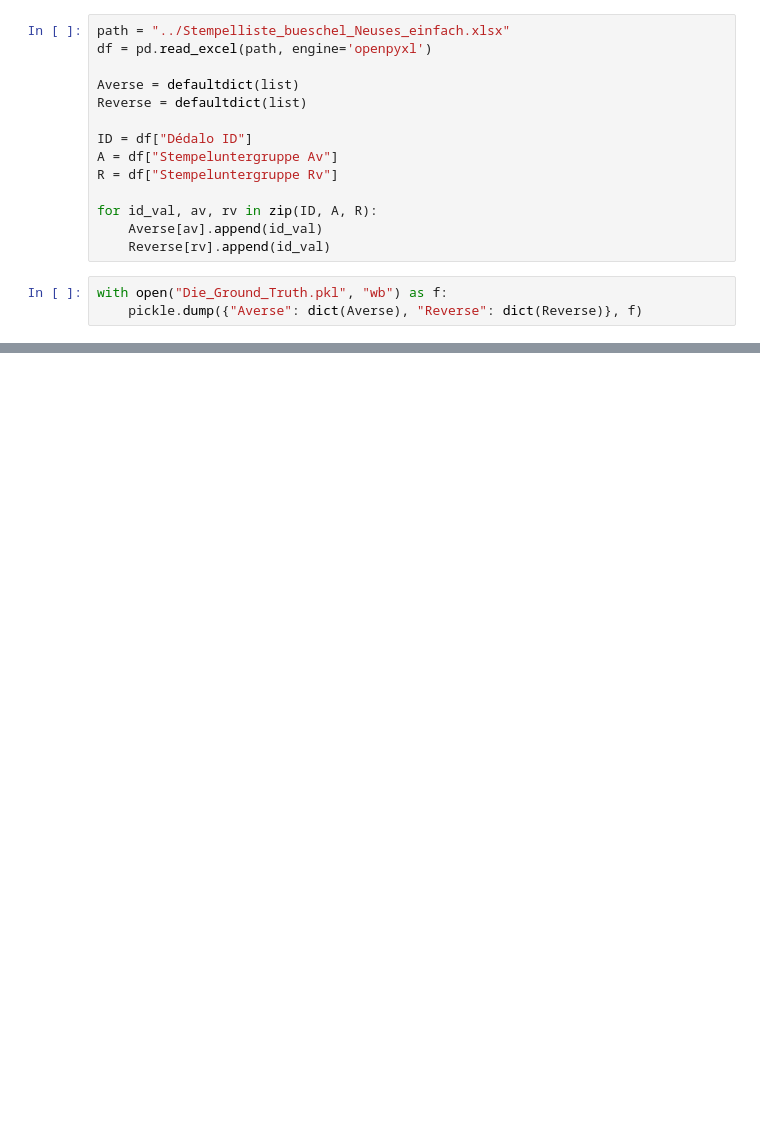
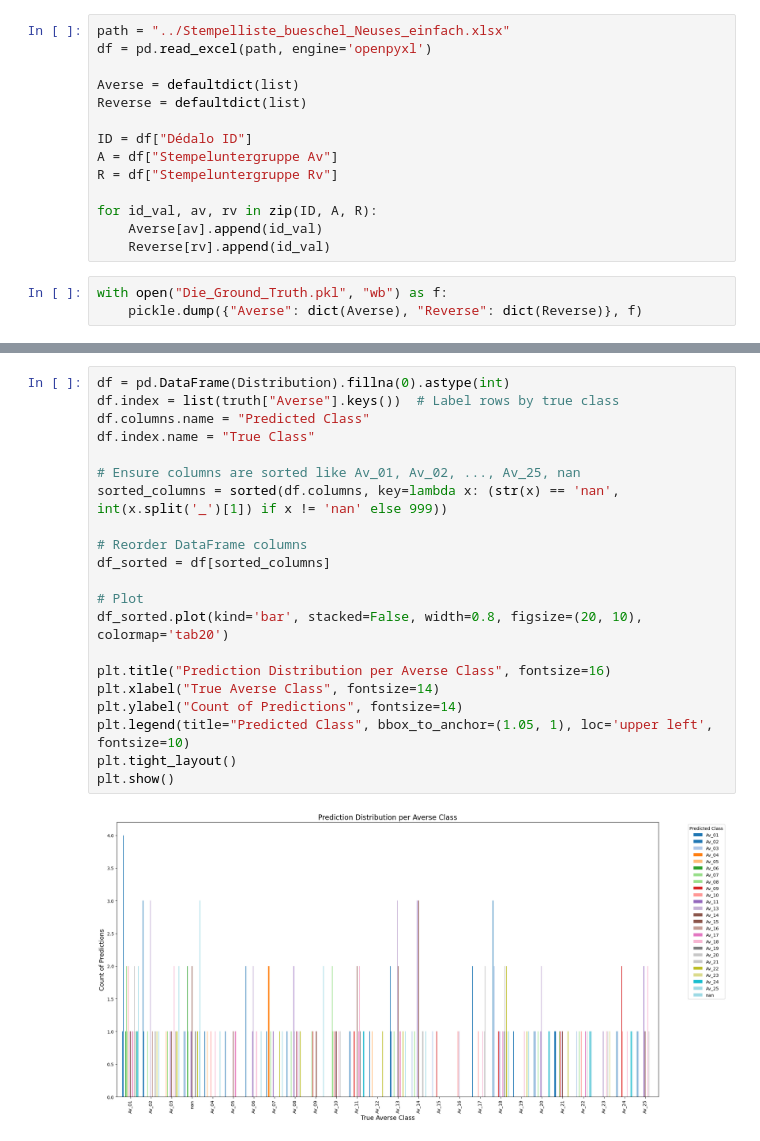
Before and after one commit to alexander-schl/data_challenges, a Jupyter notebook: Die_List.ipynb, the cells around one changed output, grey strips where cells are left out. Saved outputs shown, nothing was run; the diff lists cells and outputs as text; blank space fills up the shorter version.

```diff
--- a/Die_List.ipynb
+++ b/Die_List.ipynb
@@ -25,0 +83,23 @@ defaultdict(<class 'list'>, {'Av_01': [3627, 3628, 3629, 3630, 3631, 3618, 3613,
+# %%
+df = pd.DataFrame(Distribution).fillna(0).astype(int)
+df.index = list(truth["Averse"].keys())  # Label rows by true class
+df.columns.name = "Predicted Class"
+df.index.name = "True Class"
+
+# Ensure columns are sorted like Av_01, Av_02, ..., Av_25, nan
+sorted_columns = sorted(df.columns, key=lambda x: (str(x) == 'nan', int(x.split('_')[1]) if x != 'nan' else 999))
+
+# Reorder DataFrame columns
+df_sorted = df[sorted_columns]
+
+# Plot
+df_sorted.plot(kind='bar', stacked=False, width=0.8, figsize=(20, 10), colormap='tab20')
+
+plt.title("Prediction Distribution per Averse Class", fontsize=16)
+plt.xlabel("True Averse Class", fontsize=14)
+plt.ylabel("Count of Predictions", fontsize=14)
+plt.legend(title="Predicted Class", bbox_to_anchor=(1.05, 1), loc='upper left', fontsize=10)
+plt.tight_layout()
+plt.show()
+# %% [output]
+[figure, added]
```
Also changed, not shown: parts of 4 cells of this notebook.
